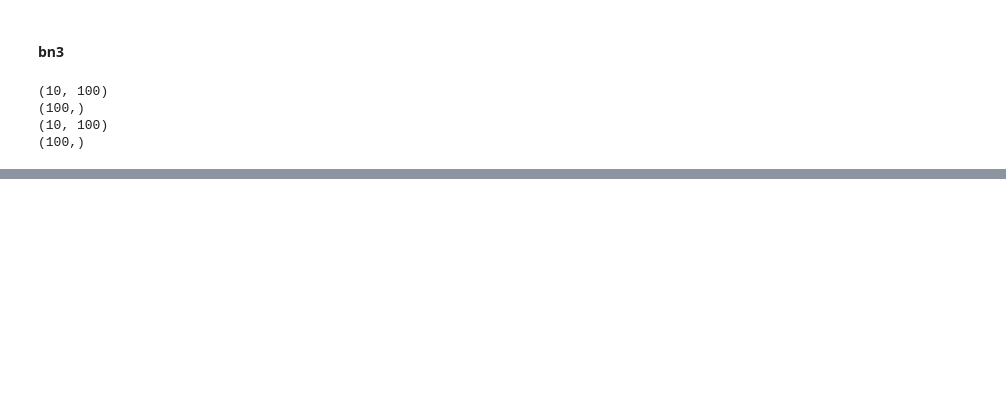
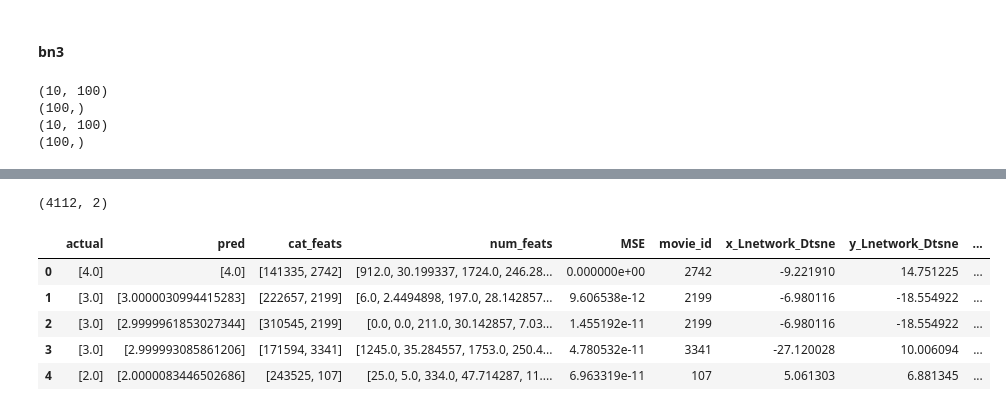
Before and after one commit to varunnathan/ML, a Jupyter notebook: KG_NetflixMovieRecommendation_April30/NN_Regression_Activation_Visualization_BertEmbeddings.ipynb, the cells around one changed output, grey strips where cells are left out. Drawn from its saved outputs; the diff is of its cells as text; code cells hidden in the pictures; blank space fills up the shorter version.

```diff
--- a/KG_NetflixMovieRecommendation_April30/NN_Regression_Activation_Visualization_BertEmbeddings.ipynb
+++ b/KG_NetflixMovieRecommendation_April30/NN_Regression_Activation_Visualization_BertEmbeddings.ipynb
@@ -707,6 +709,0 @@ plot_scatter_intermediate_outputs_multitrace(
-# %%
-i=6
-actual = positive_examples.loc[i, 'actual']
-actual_pred = positive_examples.loc[i, 'pred']
-x1, x2 = get_data_for_visualization(positive_examples, i)
-calc_pred = model(x1, x2)
@@ -754,0 +714,5 @@ plot_scatter_intermediate_outputs(activations['bn1'], 'bn1')
+# %%
+# add movie_id column to pred_df
+
+pred_df['movie_id'] = pred_df['cat_feats'].apply(lambda x: int(x[1]))
+print(pred_df['movie_id'].nunique())
@@ -754,0 +721,10 @@ plot_scatter_intermediate_outputs(activations['bn1'], 'bn1')
+# %%
+# filter movie embeddings learned by the network for the movies in pred_df
+
+movie_ids = pred_df['movie_id'].unique()
+movie_embeddings = model.embeddings[1].weight.data
+movie_embeddings = movie_embeddings[movie_ids]
+print(movie_embeddings.shape)
+
+movieid2idx = {movie_id: i for i, movie_id in enumerate(movie_ids)}
+print(len(movieid2idx))
@@ -754,0 +745,23 @@ plot_scatter_intermediate_outputs(activations['bn1'], 'bn1')
+# %%
+print(embs.shape)
+
+for prefix, pos in [('x', 0), ('y', 1)]:
+    pred_df['{}_Lnetwork_Dtsne'.format(prefix)] = pred_df['movie_id'].apply(lambda x: embs[movieid2idx[x], pos])
+# %% [output]
+(4112, 2)
+# %%
+# add positive/negative label based on MSE
+_mean = pred_df['MSE'].mean()
+pred_df['label'] = pred_df['MSE'].apply(lambda x: 'positive' if x <= _mean else 'negative')
+
+# add movie_titles
+pred_df['movie_title'] = pred_df['movie_id'].apply(lambda x: movie_title_dct[x])
+
+pred_df.head()
+# %% [output]
+|  | actual | pred | cat_feats | num_feats | MSE | movie_id | x_Lnetwork_Dtsne | y_Lnetwork_Dtsne | ... |
+| 0 | [4.0] | [4.0] | [141335, 2742] | [912.0, 30.199337, 1724.0, 246.28... | 0.000000e+00 | 2742 | -9.221910 | 14.751225 | ... |
+| 1 | [3.0] | [3.0000030994415283] | [222657, 2199] | [6.0, 2.4494898, 197.0, 28.142857... | 9.606538e-12 | 2199 | -6.980116 | -18.554922 | ... |
+| 2 | [3.0] | [2.9999961853027344] | [310545, 2199] | [0.0, 0.0, 211.0, 30.142857, 7.03... | 1.455192e-11 | 2199 | -6.980116 | -18.554922 | ... |
+| 3 | [3.0] | [2.999993085861206] | [171594, 3341] | [1245.0, 35.284557, 1753.0, 250.4... | 4.780532e-11 | 3341 | -27.120028 | 10.006094 | ... |
+| 4 | [2.0] | [2.0000083446502686] | [243525, 107] | [25.0, 5.0, 334.0, 47.714287, 11.... | 6.963319e-11 | 107 | 5.061303 | 6.881345 | ... |
```
Also changed, not shown: parts of 28 cells of this notebook.
